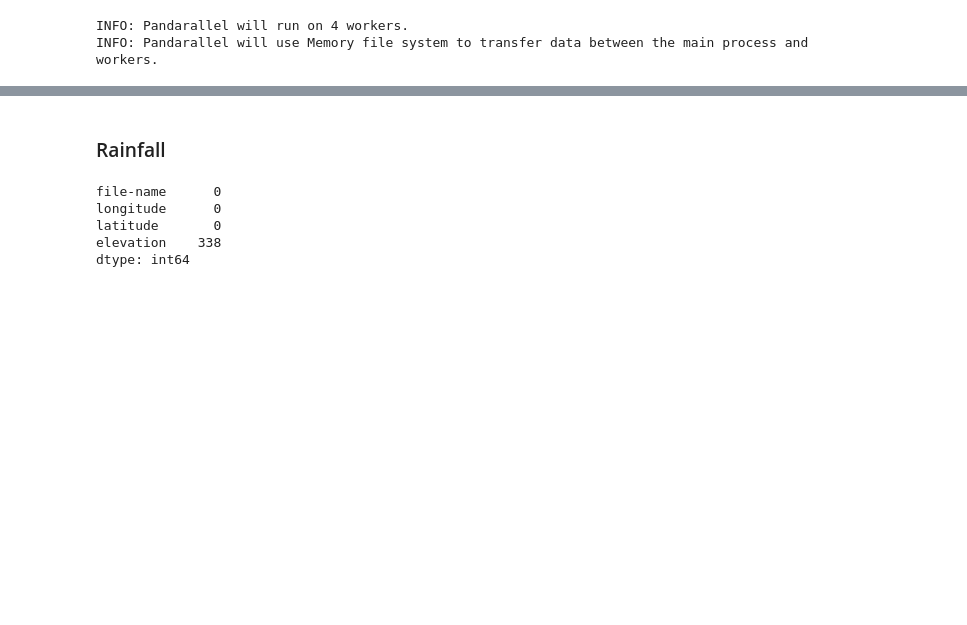
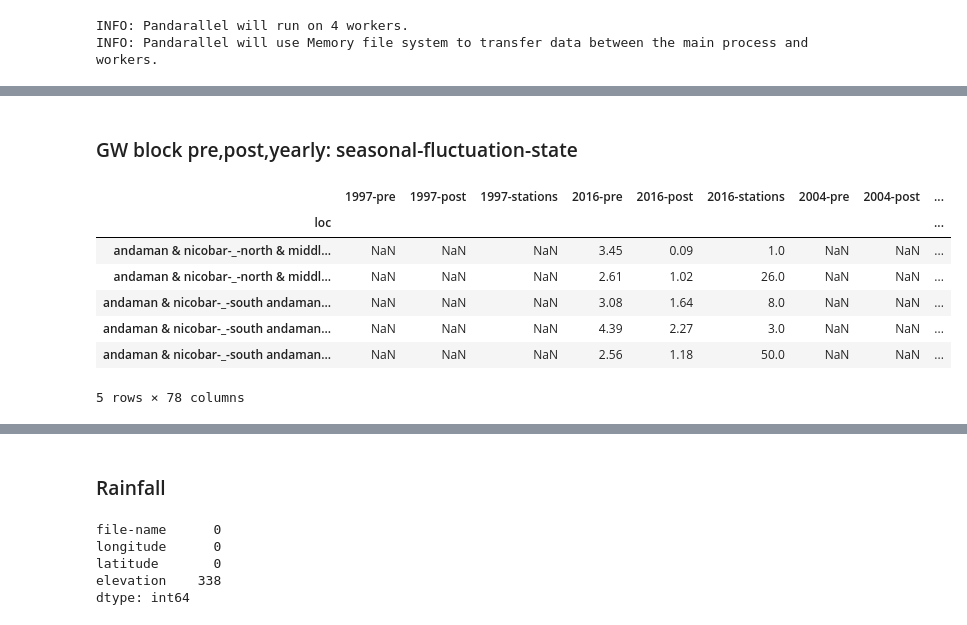
Before and after one commit to dev-essbee/groundwater-analysis-sih, a Jupyter notebook: notebooks/merge-datasets.ipynb, the cells around one changed output, grey strips where cells are left out. Cells and saved outputs as stored; diff of their text form; code cells hidden in the pictures; blank space fills up the shorter version.

```diff
--- a/notebooks/merge-datasets.ipynb
+++ b/notebooks/merge-datasets.ipynb
@@ -99,6 +84,2 @@ df.columns = df.columns.strftime('%Y-%m')
 df.columns = sorted(list(df.columns))
 df = df.replace("-", np.NaN)
-# %%
-df.to_csv(r"../data/groundwater-state-monthly.csv")
-with open(r"../data/groundwater-state-monthly.pickle", "wb") as f:
-    pickle.dump(df, f)
@@ -104,0 +91,52 @@ with open(r"../data/groundwater-state-monthly.pickle", "wb") as f:
+# %% [markdown]
+### GW block pre,post,yearly: seasonal-fluctuation-state
+# %%
+df = pd.DataFrame(data=None)
+# %%
+dfs = pd.DataFrame(data=None)
+i = 0
+for f in tqdm(glob.glob(data_in + r"seasonal-fluctuation-state/*")):
+    df = pd.read_excel(f, sheet_name=1, usecols="B:G", header=1)
+    df["loc"] = df.apply(
+        lambda x: x["State"].lower()
+        + "-_-"
+        + x["District"].lower()
+        + "-_-"
+        + x["Block"].lower(),
+        axis=1,
+    )
+    df = (
+        df.groupby("loc")
+        .agg(
+            {
+                "Pre-Monsoon": ["mean"],
+                "Post-Monsoon": ["mean"],
+                "Station": ["count"],
+            }
+        )
+        .round(2)
+    )
+    df.columns = ["_".join(col) for col in df.columns.values]
+    year = re.search("\d+", f.split("/")[-1]).group(0)
+    df[year + "-pre"] = df["Pre-Monsoon_mean"]
+    df[year + "-post"] = df["Post-Monsoon_mean"]
+    df[year + "-stations"] = df["Station_count"]
+    df = df.drop(
+        ["Pre-Monsoon_mean", "Post-Monsoon_mean", "Station_count"], axis=1
+    )
+    if i == 0:
+        dfs = df
+    else:
+        dfs = dfs.join(df, how="outer")
+    i += 1
+# %%
+dfs.head()
+# %% [output]
+|  | 1997-pre | 1997-post | 1997-stations | 2016-pre | 2016-post | 2016-stations | 2004-pre | 2004-post | ... |
+| loc |  |  |  |  |  |  |  |  | ... |
+| andaman & nicobar-_-north & middl... | NaN | NaN | NaN | 3.45 | 0.09 | 1.0 | NaN | NaN | ... |
+| andaman & nicobar-_-north & middl... | NaN | NaN | NaN | 2.61 | 1.02 | 26.0 | NaN | NaN | ... |
+| andaman & nicobar-_-south andaman... | NaN | NaN | NaN | 3.08 | 1.64 | 8.0 | NaN | NaN | ... |
+| andaman & nicobar-_-south andaman... | NaN | NaN | NaN | 4.39 | 2.27 | 3.0 | NaN | NaN | ... |
+| andaman & nicobar-_-south andaman... | NaN | NaN | NaN | 2.56 | 1.18 | 50.0 | NaN | NaN | ... |
+5 rows × 78 columns
```
Also changed, not shown: parts of 26 cells of this notebook, 16 other files.
